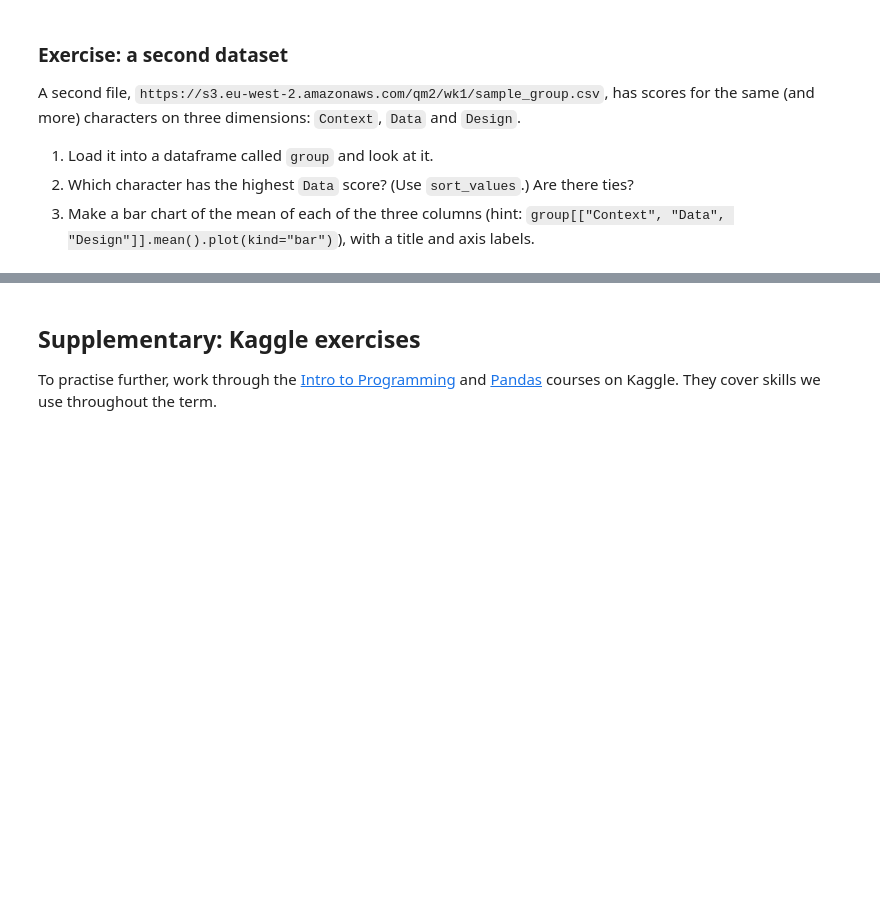
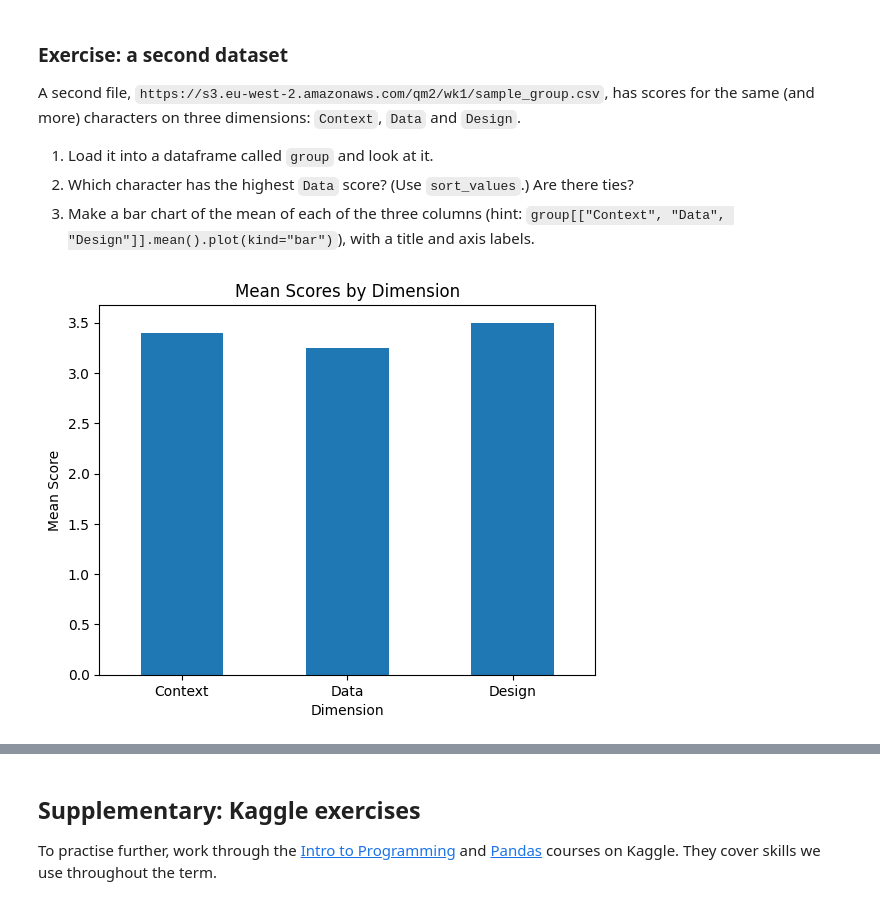
Before and after one commit to christy040406-maker/QM2, a Jupyter notebook: notebooks/W01. Python Recap.ipynb, the cells around one changed output, grey strips where cells are left out. Saved outputs shown, nothing was run; the diff lists cells and outputs as text; code cells hidden in the pictures; blank space fills up the shorter version.

```diff
--- a/notebooks/W01. Python Recap.ipynb
+++ b/notebooks/W01. Python Recap.ipynb
@@ -230,4 +279,26 @@ A second file, `https://s3.eu-west-2.amazonaws.com/qm2/wk1/sample_group.csv`, ha
 2. Which character has the highest `Data` score? (Use `sort_values`.) Are there ties?
 3. Make a bar chart of the mean of each of the three columns (hint: `group[["Context", "Data", "Design"]].mean().plot(kind="bar")`), with a title and axis labels.
 # %%
-# your code here
+import pandas as pd
+import matplotlib.pyplot as plt
+
+group = pd.read_csv(
+    "https://s3.eu-west-2.amazonaws.com/qm2/wk1/sample_group.csv"
+)
+
+group
+group.sort_values(by="Data", ascending=False)
+highest_data = group["Data"].max()
+group[group["Data"] == highest_data]
+
+mean_scores = group[["Context", "Data", "Design"]].mean()
+
+mean_scores.plot(kind="bar")
+
+plt.title("Mean Scores by Dimension")
+plt.xlabel("Dimension")
+plt.ylabel("Mean Score")
+plt.xticks(rotation=0)
+plt.show()
+# %% [output]
+[figure, added]
```
Also changed, not shown: parts of 10 cells of this notebook.
